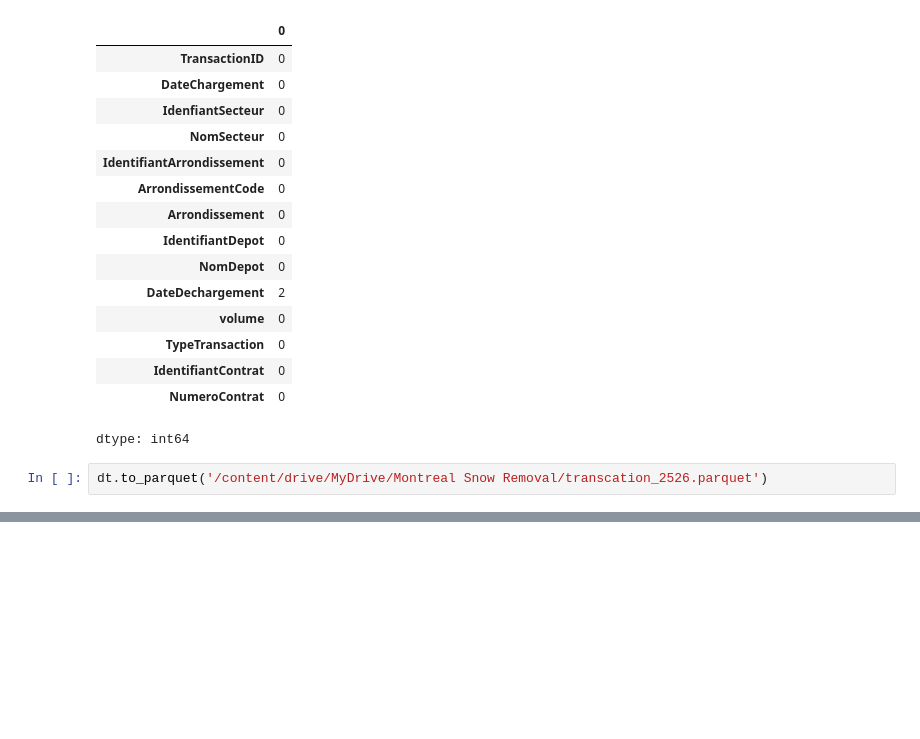
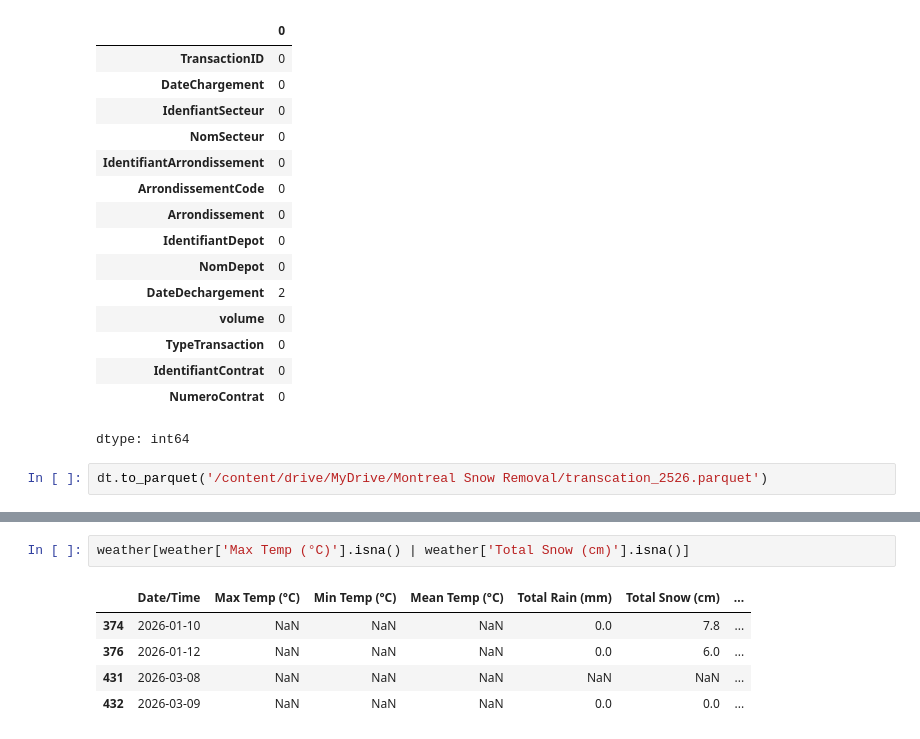
Before and after one commit to sarahliu-mma/Montreal_Snow_Removal, a Jupyter notebook: notebooks/(transcation)Data_Acquisition_and_Preparation.ipynb, the cells around one changed output, grey strips where cells are left out. Cells and saved outputs as stored; diff of their text form; blank space fills up the shorter version.

```diff
--- a/notebooks/(transcation)Data_Acquisition_and_Preparation.ipynb
+++ b/notebooks/(transcation)Data_Acquisition_and_Preparation.ipynb
@@ -240,0 +362,8 @@ dt.to_parquet('/content/drive/MyDrive/Montreal Snow Removal/transcation_2526.par
+# %%
+weather[weather['Max Temp (°C)'].isna() | weather['Total Snow (cm)'].isna()]
+# %% [output]
+|  | Date/Time | Max Temp (°C) | Min Temp (°C) | Mean Temp (°C) | Total Rain (mm) | Total Snow (cm) | ... |
+| 374 | 2026-01-10 | NaN | NaN | NaN | 0.0 | 7.8 | ... |
+| 376 | 2026-01-12 | NaN | NaN | NaN | 0.0 | 6.0 | ... |
+| 431 | 2026-03-08 | NaN | NaN | NaN | NaN | NaN | ... |
+| 432 | 2026-03-09 | NaN | NaN | NaN | 0.0 | 0.0 | ... |
```
Also changed, not shown: parts of 26 cells of this notebook.
